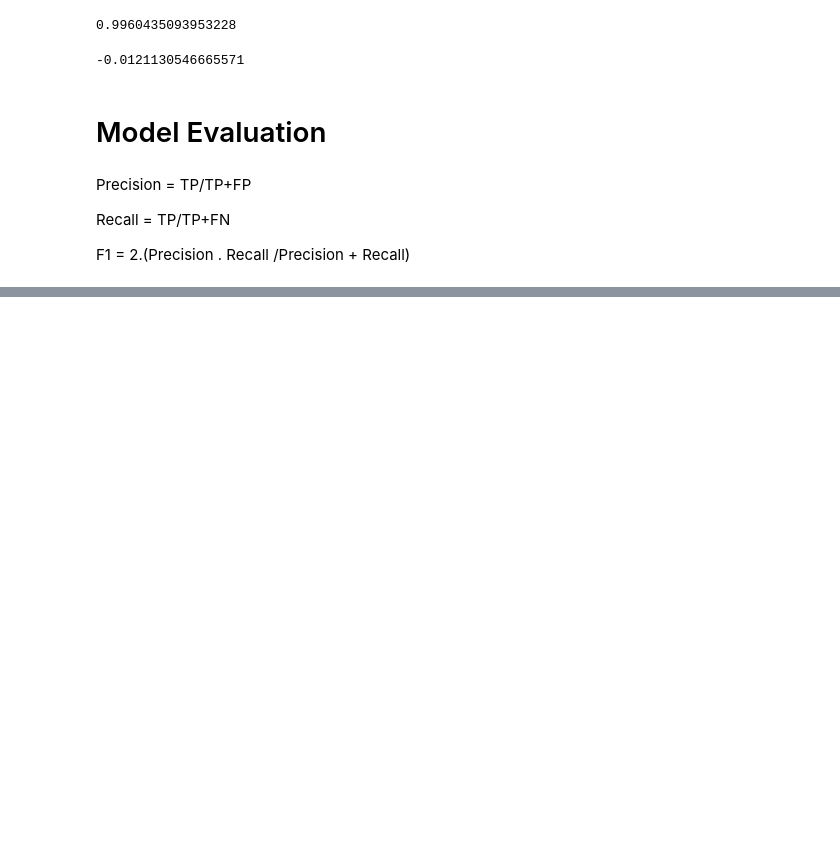
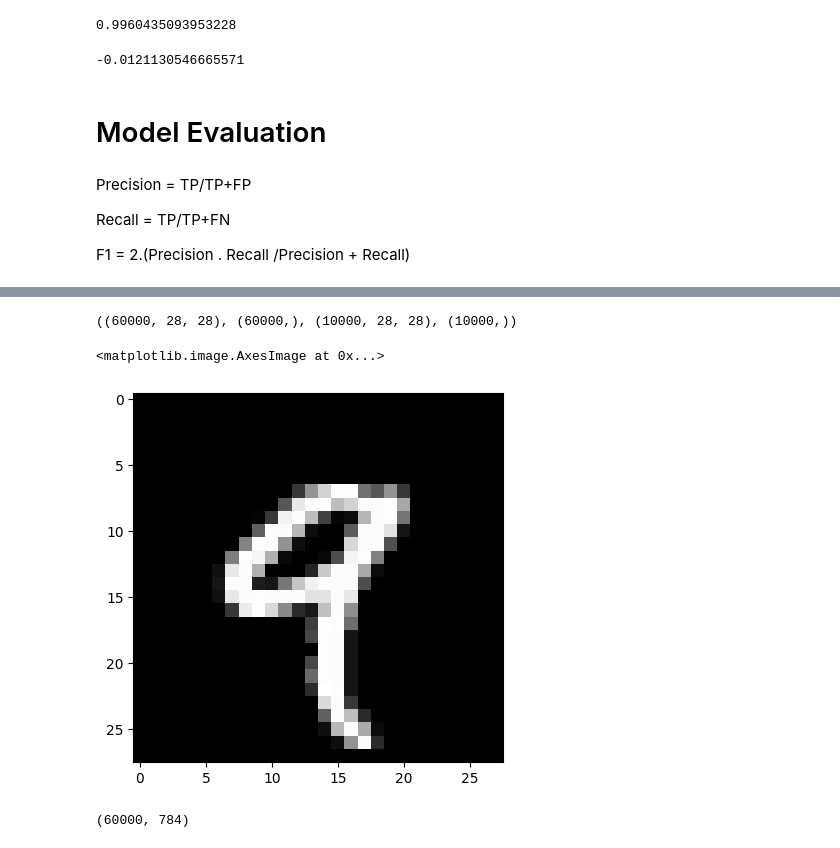
Before and after one commit to toedue/Python-for-Data-Science-and-Machine-Learning, a Jupyter notebook: Python_for_Data_Science_and_Machine_Learning.ipynb, the cells around one changed output, grey strips where cells are left out. Drawn from its saved outputs; the diff is of its cells as text; code cells hidden in the pictures; blank space fills up the shorter version.

```diff
--- a/Python_for_Data_Science_and_Machine_Learning.ipynb
+++ b/Python_for_Data_Science_and_Machine_Learning.ipynb
@@ -583,0 +648,6 @@ F1 = 2.(Precision . Recall /Precision + Recall)
+# %%
+(x_train, y_train) , (x_test, y_test) = tf.keras.datasets.mnist.load_data()
+# %%
+x_train.shape, y_train.shape,x_test.shape, y_test.shape
+# %% [output]
+((60000, 28, 28), (60000,), (10000, 28, 28), (10000,))
@@ -583,0 +656,5 @@ F1 = 2.(Precision . Recall /Precision + Recall)
+# %%
+plt.imshow(x_train[4], cmap="gray")
+# %% [output]
+<matplotlib.image.AxesImage at 0x...>
+[figure, added]
@@ -583,0 +667,4 @@ F1 = 2.(Precision . Recall /Precision + Recall)
+# %%
+x_train.shape
+# %% [output]
+(60000, 784)
```
Also changed, not shown: parts of 13 cells of this notebook.
